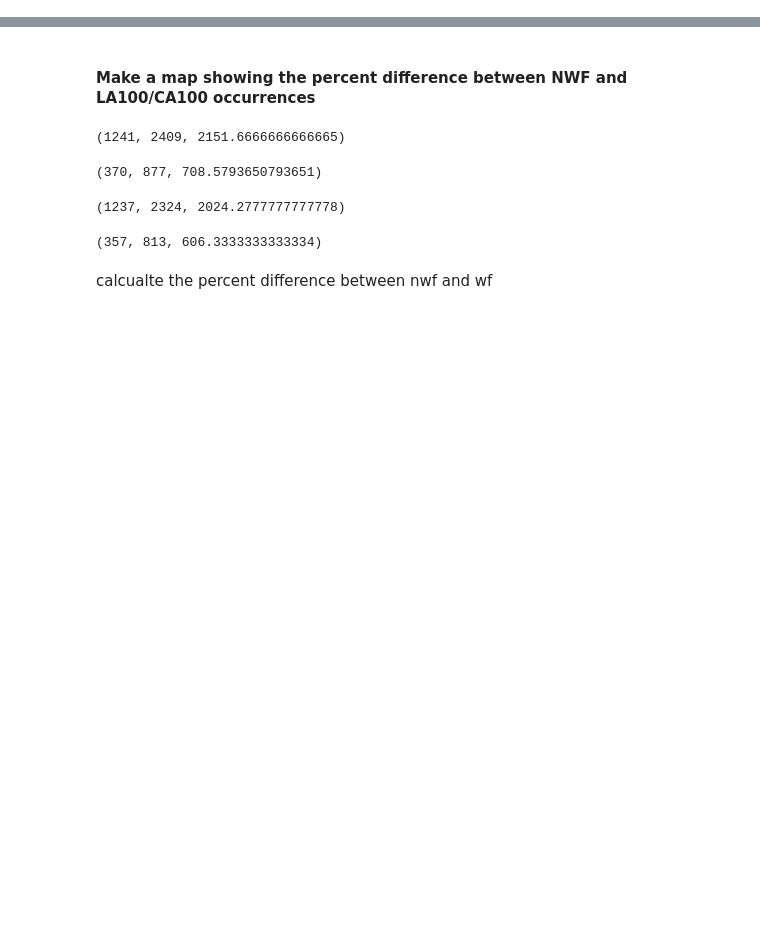
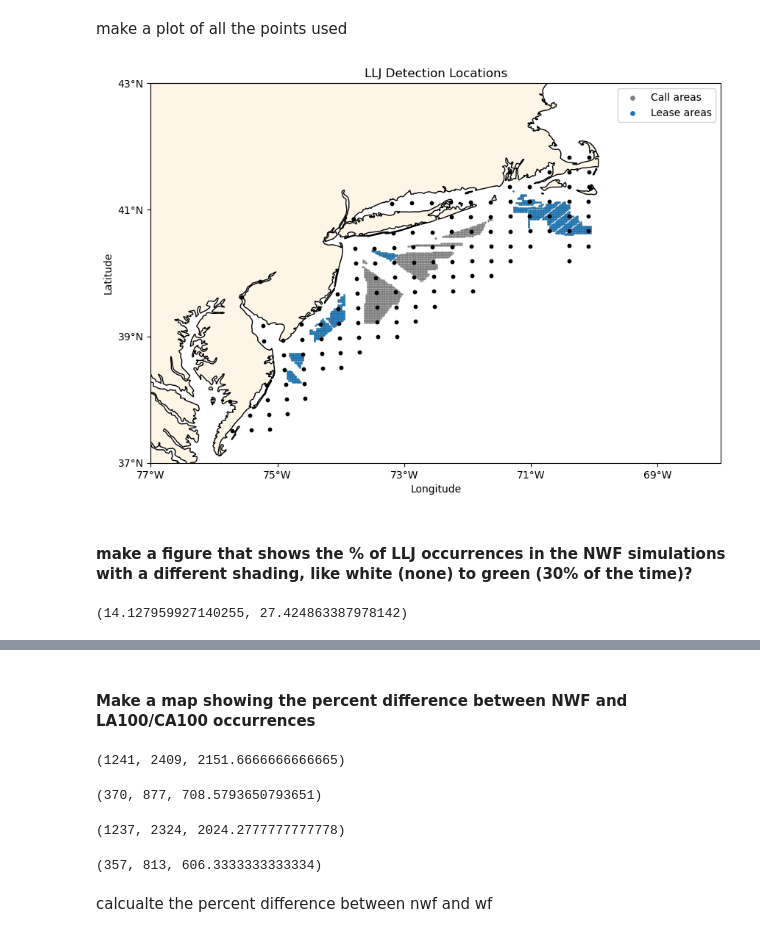
Before and after one commit to doqhne/offshore_wind_research, a Jupyter notebook: detection2/LLJ_files/bubble_plots.ipynb, the cells around one changed output, grey strips where cells are left out. Drawn from its saved outputs; the diff is of its cells as text; code cells hidden in the pictures; blank space fills up the shorter version.

```diff
--- a/detection2/LLJ_files/bubble_plots.ipynb
+++ b/detection2/LLJ_files/bubble_plots.ipynb
@@ -24,3 +26,42 @@ LLJ_files_la100.sort()
 LLJ_files_ca100.sort()
 # %%
 points = points.sort_values(by='1')
+# %% [markdown]
+make a plot of all the points used
+# %%
+fig = plt.figure(figsize=(10,8))
+projection = ccrs.PlateCarree()
+ax = plt.axes(projection=projection, extent=[-76, -68, 37.5, 42.7])
+
+ax.coastlines(edgecolor='grey')
+ax.add_feature(cfeature.LAND, facecolor='oldlace')
+# ax.add_feature(cfeature.OCEAN, facecolor='skyblue', alpha=0.2)
+
+plt.title('LLJ Detection Locations')
+ax.set_xticks(np.arange(-77, -68, 2), crs=ccrs.PlateCarree())
+ax.set_yticks(np.arange(37, 44, 2), crs=ccrs.PlateCarree())
+
+lon_formatter = LongitudeFormatter()
+lat_formatter = LatitudeFormatter()
+
+ax.xaxis.set_major_formatter(lon_formatter)
+ax.yaxis.set_major_formatter(lat_formatter)
+
+ax.scatter(call_area_locs[1], call_area_locs[0], s=2, c='grey', marker='.', zorder=0, label="Call areas")
+ax.scatter(lease_area_locs[1], lease_area_locs[0], s=2, c='tab:blue', marker='.', zorder=0, label="Lease areas")
+
+ax.scatter(points['0'], points['1'], s=10, color='k')
+
+lgnd = ax.legend()
+
+lgnd.legend_handles[0]._sizes = [60]
+lgnd.legend_handles[1]._sizes = [60]
+
+plt.xlabel('Longitude')
+plt.ylabel('Latitude')
+
+fig.savefig('locs.png', bbox_inches='tight')
+# %% [output]
+[figure, added]
+# %% [markdown]
+#### make a figure that shows the % of LLJ occurrences in the NWF simulations with a different shading, like white (none) to green (30% of the time)?
@@ -26,0 +76,4 @@ points = points.sort_values(by='1')
+# %%
+nwf_pct.min(), nwf_pct.max()
+# %% [output]
+(14.127959927140255, 27.424863387978142)
```
Also changed, not shown: parts of 27 cells of this notebook.
